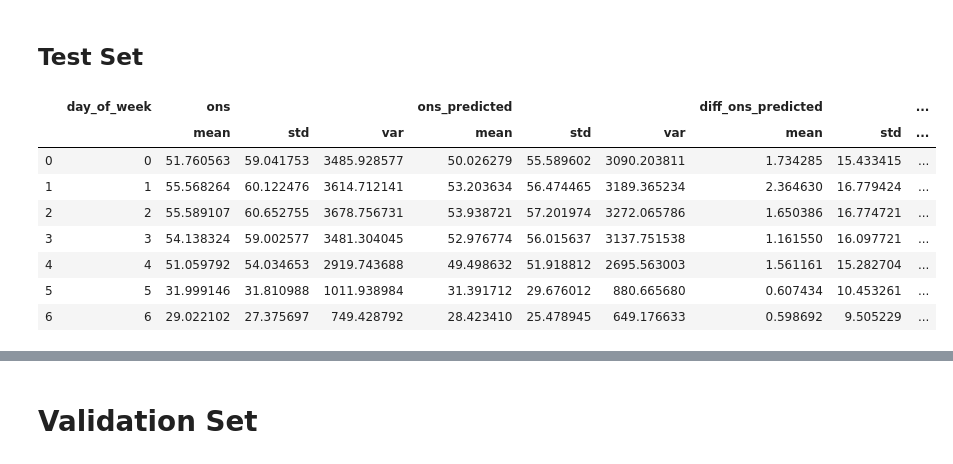
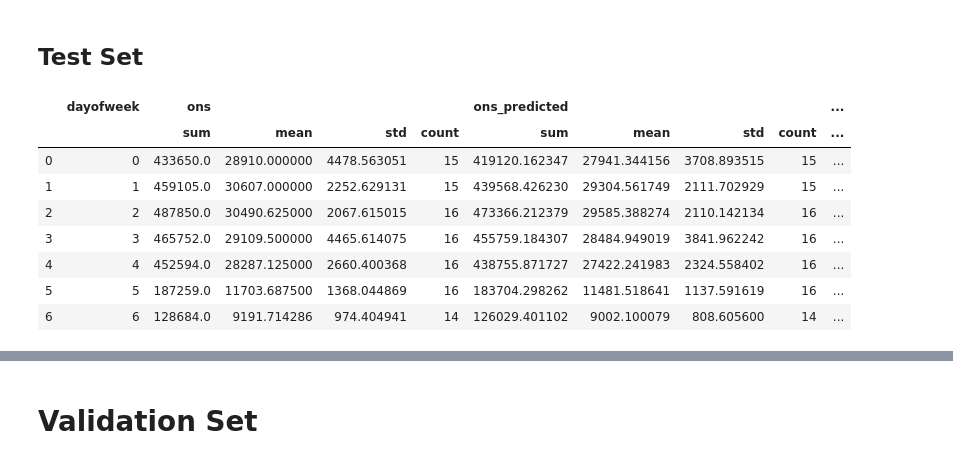
Before and after one commit to jacobw125/uw-msds-trac-capstone, a Jupyter notebook: evaluation/Ridership_by_Day_Evaluation.ipynb, the cells around one changed output, grey strips where cells are left out. Drawn from its saved outputs; the diff is of its cells as text; code cells hidden in the pictures.

```diff
--- a/evaluation/Ridership_by_Day_Evaluation.ipynb
+++ b/evaluation/Ridership_by_Day_Evaluation.ipynb
@@ -106,20 +204,33 @@ xval30['diff_ons_predicted']=xval30['ons']-xval30['ons_predicted']
 # %% [markdown]
 ## Test Set
 # %%
+# get sum by date
+count_by_date_test_30 = test30.groupby('opd_date',as_index=False).agg({'ons':'sum',
+                                                              'ons_predicted':'sum',
+                                                              'diff_ons_predicted':'sum',
+                                                             })
+# get day of week for the date
+count_by_date_test_30['opd_date'] =pd.to_datetime(count_by_date_test_30['opd_date'])
+count_by_date_test_30['dayofweek'] = count_by_date_test_30['opd_date'].dt.dayofweek
+
 # get mean, standard deviation and variance for ons, predicted ons, and delta between the two
-dayofweek30min_test = test30.groupby('day_of_week',as_index=False).agg({'ons':['mean', 'std', 'var'],
-                                                              'ons_predicted':['mean', 'std', 'var'],
-                                                              'diff_ons_predicted':['mean', 'std', 'var']
-                                                             })
+avg_passenger_count_by_day_test_30 = count_by_date_test_30.groupby('dayofweek',
+                                                                  as_index=False).agg({'ons':['sum','mean',
+                                                                                              'std', 'count'],
+                                                                                       'ons_predicted':['sum','mean',
+                                                                                                        'std', 'count'],
+                                                                                       'diff_ons_predicted': ['sum','mean',
+                                                                                                              'std', 'count']
+                                                                                      })
 
-dayofweek30min_test
+avg_passenger_count_by_day_test_30
 # %% [output]
-|  | day_of_week | ons |  |  | ons_predicted |  |  | diff_ons_predicted |  | ... |
-|  |  | mean | std | var | mean | std | var | mean | std | ... |
-| 0 | 0 | 51.760563 | 59.041753 | 3485.928577 | 50.026279 | 55.589602 | 3090.203811 | 1.734285 | 15.433415 | ... |
-| 1 | 1 | 55.568264 | 60.122476 | 3614.712141 | 53.203634 | 56.474465 | 3189.365234 | 2.364630 | 16.779424 | ... |
-| 2 | 2 | 55.589107 | 60.652755 | 3678.756731 | 53.938721 | 57.201974 | 3272.065786 | 1.650386 | 16.774721 | ... |
-| 3 | 3 | 54.138324 | 59.002577 | 3481.304045 | 52.976774 | 56.015637 | 3137.751538 | 1.161550 | 16.097721 | ... |
-| 4 | 4 | 51.059792 | 54.034653 | 2919.743688 | 49.498632 | 51.918812 | 2695.563003 | 1.561161 | 15.282704 | ... |
-| 5 | 5 | 31.999146 | 31.810988 | 1011.938984 | 31.391712 | 29.676012 | 880.665680 | 0.607434 | 10.453261 | ... |
-| 6 | 6 | 29.022102 | 27.375697 | 749.428792 | 28.423410 | 25.478945 | 649.176633 | 0.598692 | 9.505229 | ... |
+|  | dayofweek | ons |  |  |  | ons_predicted |  |  |  | ... |
+|  |  | sum | mean | std | count | sum | mean | std | count | ... |
+| 0 | 0 | 433650.0 | 28910.000000 | 4478.563051 | 15 | 419120.162347 | 27941.344156 | 3708.893515 | 15 | ... |
+| 1 | 1 | 459105.0 | 30607.000000 | 2252.629131 | 15 | 439568.426230 | 29304.561749 | 2111.702929 | 15 | ... |
+| 2 | 2 | 487850.0 | 30490.625000 | 2067.615015 | 16 | 473366.212379 | 29585.388274 | 2110.142134 | 16 | ... |
+| 3 | 3 | 465752.0 | 29109.500000 | 4465.614075 | 16 | 455759.184307 | 28484.949019 | 3841.962242 | 16 | ... |
+| 4 | 4 | 452594.0 | 28287.125000 | 2660.400368 | 16 | 438755.871727 | 27422.241983 | 2324.558402 | 16 | ... |
+| 5 | 5 | 187259.0 | 11703.687500 | 1368.044869 | 16 | 183704.298262 | 11481.518641 | 1137.591619 | 16 | ... |
+| 6 | 6 | 128684.0 | 9191.714286 | 974.404941 | 14 | 126029.401102 | 9002.100079 | 808.605600 | 14 | ... |
```
Also changed, not shown: parts of 16 cells of this notebook.
